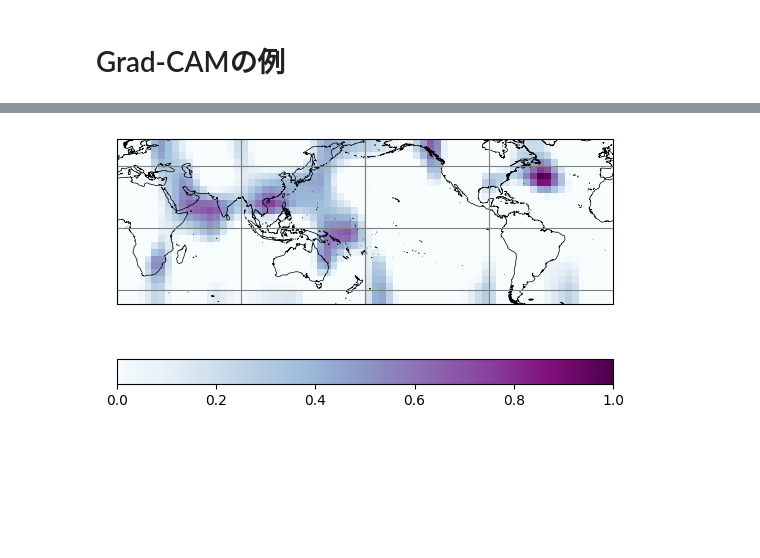
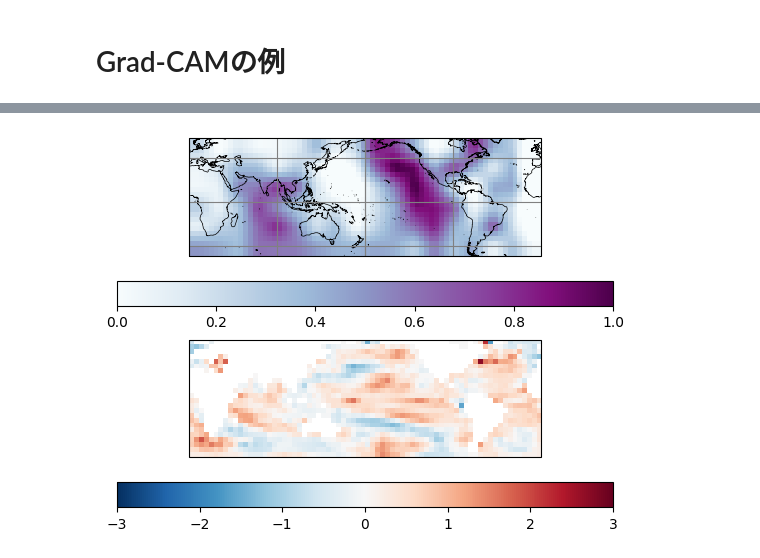
Before and after one commit to HalKiyo/gradcam_demonstration, a Jupyter notebook: 20221124_gradcam.ipynb, the cells around one changed output, grey strips where cells are left out. Cells and saved outputs as stored; diff of their text form; code cells hidden in the pictures; blank space fills up the shorter version.

```diff
--- a/20221124_gradcam.ipynb
+++ b/20221124_gradcam.ipynb
@@ -183,7 +184,7 @@ def grad_cam(input_model, image, y_val, layer_name):
     cam = cv2.resize(cam, (72, 24), cv2.INTER_LINEAR)
     cam = np.maximum(cam, 0)
     heatmap = (cam - np.min(cam)) / (np.max(cam) - np. min(cam))
-    return np.uint8(cam), heatmap
+    return heatmap
 # %% [markdown]
 # Grad-CAMの例
 # %%
@@ -233,0 +212,28 @@ _________________________________________________________________
+# %%
+def two_show(img, heatmap):
+    proj = ccrs.PlateCarree(central_longitude=180)
+    img_extent= (-180, 180, -55, 65)
+    fig = plt.figure()
+    ax = fig.add_subplot(211, projection=proj)
+    ax.coastlines(resolution='50m', lw=0.5)
+    ax.gridlines(xlocs = mticker.MultipleLocator(90),
+                 ylocs = mticker.MultipleLocator(45),
+                 linestyle = '-',
+                 color = 'gray')
+    mat = ax.matshow(heatmap,
+                     cmap = 'BuPu',
+                     extent = img_extent,
+                     transform=proj)
+    cbar = fig.colorbar(mat,
+                        ax=ax,
+                        orientation='horizontal')
+
+
+    ax = fig.add_subplot(212, projection=proj)
+    mat = ax.matshow(img,
+                     cmap = 'RdBu_r',
+                     norm = colors.Normalize(vmin=-3, vmax=3),
+                    )
+    cbar = fig.colorbar(mat,
+                        ax=ax,
+                        orientation='horizontal')
@@ -234,6 +242,7 @@ _________________________________________________________________
 # %%
-preprocessed_input = image_preprocessing(x_val_masked, index=23)
+index = 0 #0, 23, 28
+preprocessed_input = image_preprocessing(x_val_masked, index=index)
 predictions = model_grads.predict(preprocessed_input)
-cam, heatmap = grad_cam(model_grads, preprocessed_input, y_val, "conv2d_5")
-show(heatmap)
+heatmap = grad_cam(model_grads, preprocessed_input, y_val, "conv2d_5")
+two_show(x_val_masked[index,:,:,0], heatmap)
 # %% [output]
@@ -241 +252 @@ show(heatmap)
-[figure, old version]
+[figure, new version]
```
Also changed, not shown: parts of 9 cells of this notebook, 1 other file.
